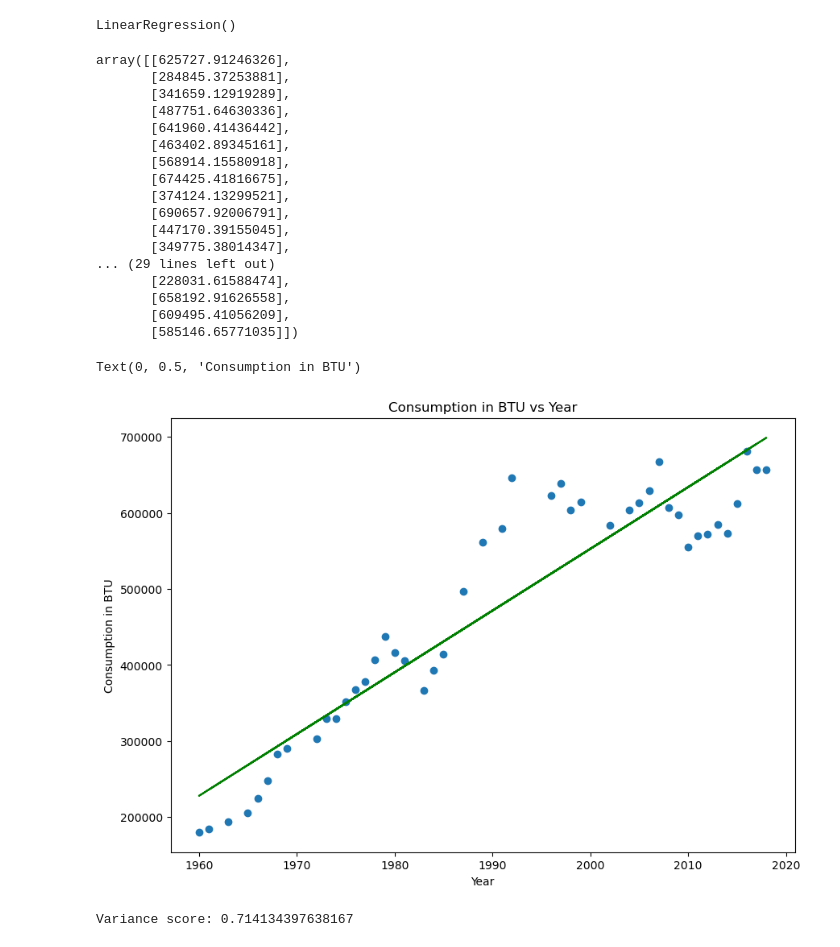
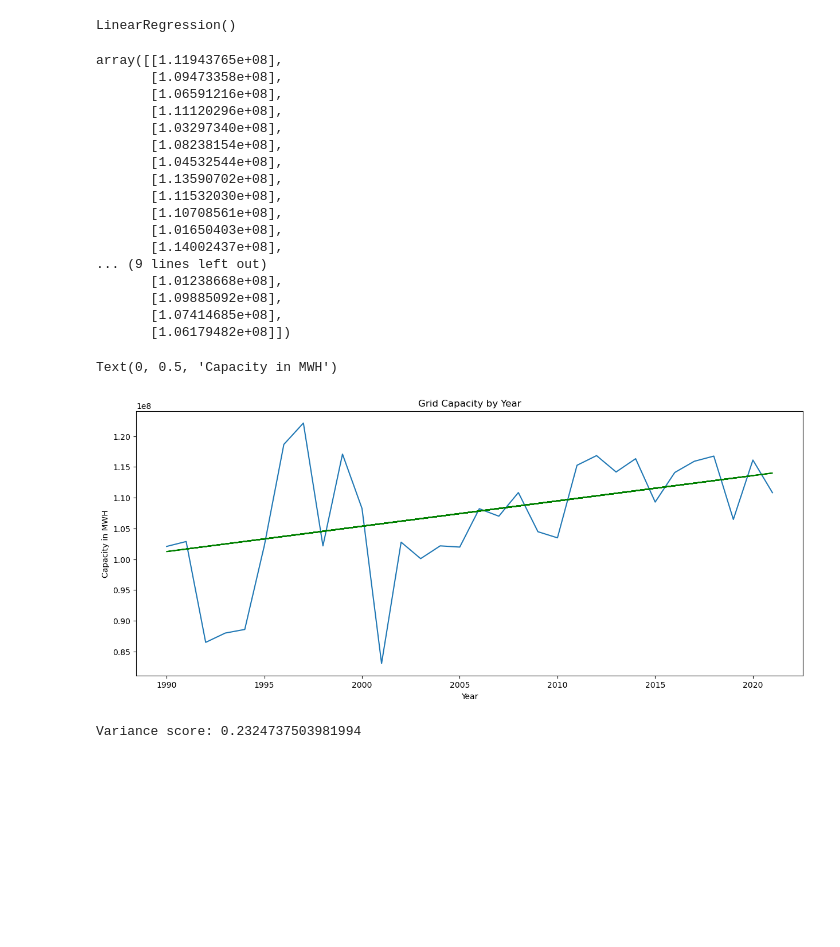
Before and after one commit to DavidN0809/ECGR-4105, a Jupyter notebook: Final Project/EV_Prediction_Grid_Stability.ipynb, the cells around one changed output. Cells and saved outputs as stored; diff of their text form; code cells hidden in the pictures; blank space fills up the shorter version.

Commit message:
Updated to use only correct data for lin reg

```diff
--- a/Final Project/EV_Prediction_Grid_Stability.ipynb
+++ b/Final Project/EV_Prediction_Grid_Stability.ipynb
@@ -90,4 +30,5 @@ df.to_csv("use_tot_sector.csv", index=False)
 # %%
-df = pd.DataFrame(pd.read_csv('use_tot_sector.csv'))
+df = pd.DataFrame(pd.read_csv('annual_generation_WA.csv'))
+#df.pop("Solar Thermal and Photovoltaic")
 df
 # %% [output]
@@ -144,4 +73,3 @@ Name: 49, Length: 62, dtype: object
 # %%
-df = pd.DataFrame((df_WA, df_testing))
 df
 # %% [output]
@@ -152,7 +93,5 @@ df
 # %%
-x=df.iloc[1].values
-y=df.iloc[0].values
-x = np.delete(x, 0)
-y = np.delete(y, 0)
+x= np.arange(32) + 1990
+y = df.Total.values
 x
 # %% [output]
@@ -181,7 +137,7 @@ X=x
 X=X.reshape(-1,1)
 y=y.reshape(-1,1)
 
-X_train, X_test, y_train, y_test = train_test_split(X, y, test_size = 0.25, random_state = 0)
+X_train, X_test, y_train, y_test = train_test_split(X, y, test_size = 0.2, random_state = 0)
 # %%
 from sklearn.preprocessing import MinMaxScaler
 
@@ -223,42 +186,42 @@ LinearRegression()
 # %%
 classifier.predict(X_train)
 # %% [output]
-array([[625727.91246326],
-       [284845.37253881],
-       [341659.12919289],
-       [487751.64630336],
-       [641960.41436442],
-       [463402.89345161],
-       [568914.15580918],
-       [674425.41816675],
-       [374124.13299521],
-       [690657.92006791],
-       [447170.39155045],
-       [349775.38014347],
-... (29 lines left out)
-       [228031.61588474],
-       [658192.91626558],
-       [609495.41056209],
-       [585146.65771035]])
+array([[1.11943765e+08],
+       [1.09473358e+08],
+       [1.06591216e+08],
+       [1.11120296e+08],
+       [1.03297340e+08],
+       [1.08238154e+08],
+       [1.04532544e+08],
+       [1.13590702e+08],
+       [1.11532030e+08],
+       [1.10708561e+08],
+       [1.01650403e+08],
+       [1.14002437e+08],
+... (9 lines left out)
+       [1.01238668e+08],
+       [1.09885092e+08],
+       [1.07414685e+08],
+       [1.06179482e+08]])
 # %%
-x=X_train
-y=y_train
+#x=X_train
+#y=y_train
 n = np.size(x)
 
 y_pred = classifier.predict(X_train)
 
-fig=plt.figure(figsize = (10, 7))
-plt.title('Consumption in BTU vs Year')
-plt.scatter(x,y)
-plt.plot(x, y_pred, color = 'green')
+fig=plt.figure(figsize = (15,6))
+plt.title('Grid Capacity by Year')
+plt.plot(x,y)
+plt.plot(X_train, y_pred, color = 'green')
 plt.xlabel('Year')
-plt.ylabel('Consumption in BTU')
+plt.ylabel('Capacity in MWH')
 # %% [output]
-Text(0, 0.5, 'Consumption in BTU')
+Text(0, 0.5, 'Capacity in MWH')
-[figure, old version]
+[figure, new version]
 # %%
 print('Variance score: {}'.format(classifier.score(X_test, y_test)))
 # %% [output]
-Variance score: 0.714134397638167
+Variance score: 0.2324737503981994
 # %%
 # model evaluation
```
Also changed, not shown: parts of 32 cells of this notebook.
